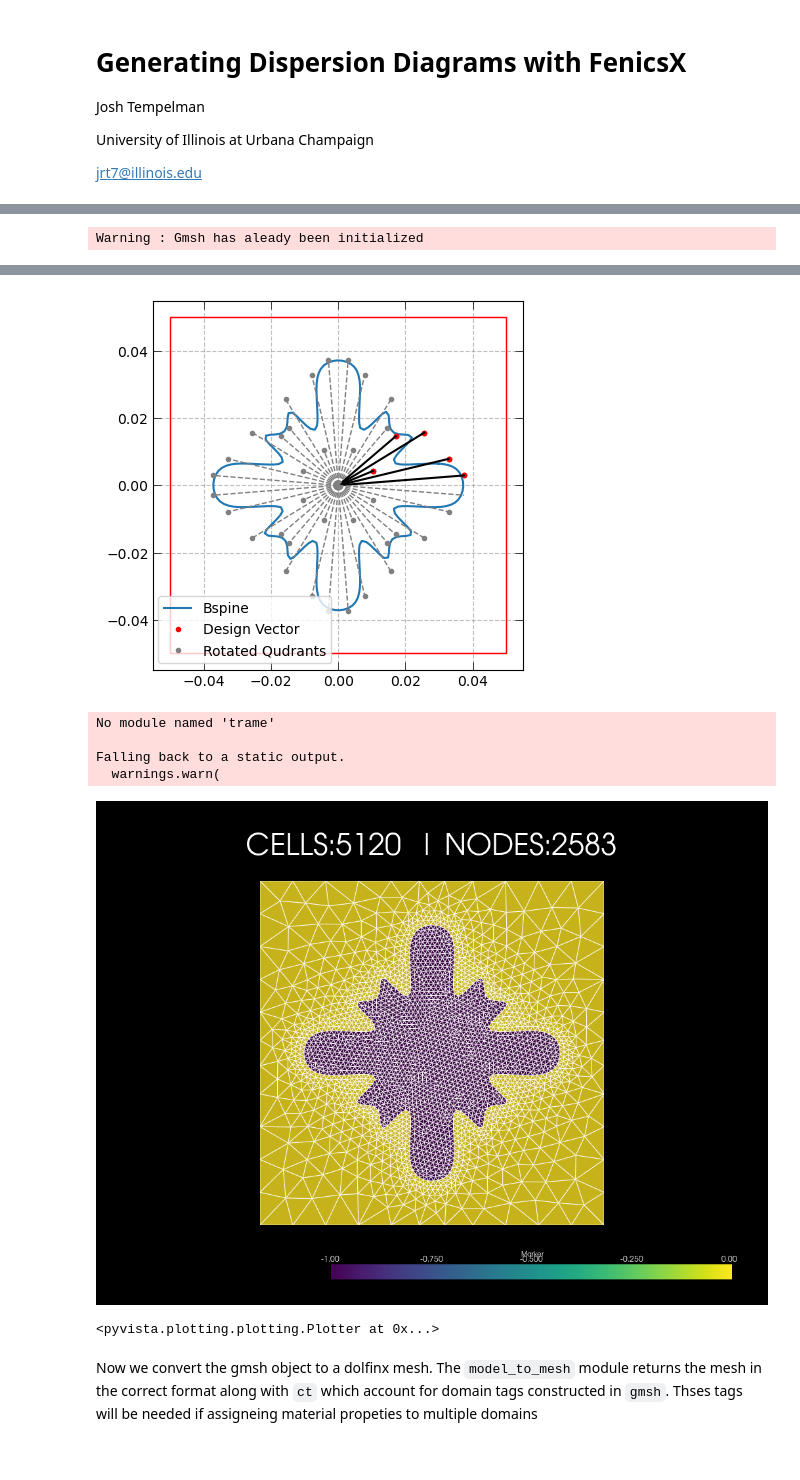
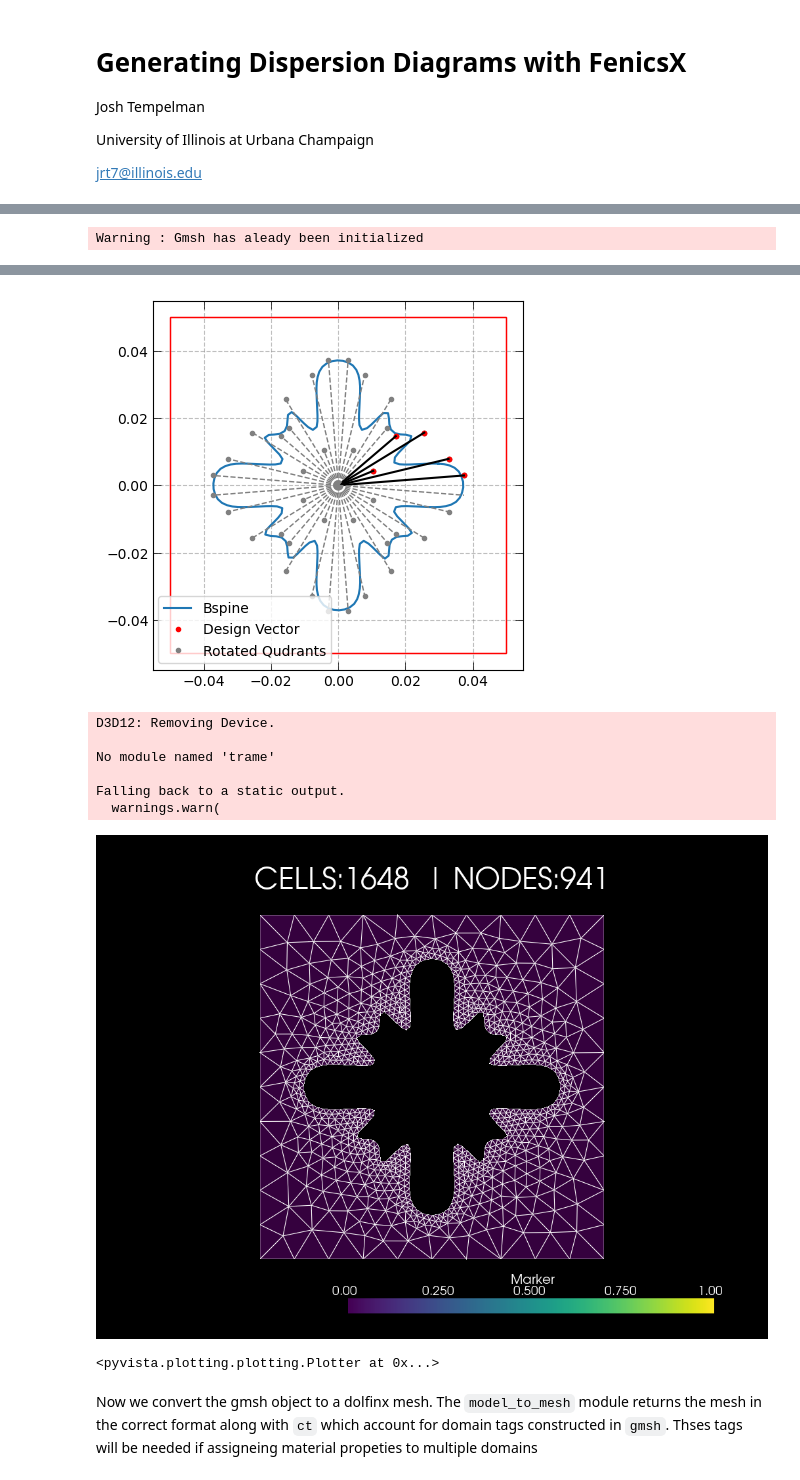
Before and after one commit to jtempelman95/fenonics, a Jupyter notebook: RepoCodes/real_build/TutorialNotebook.ipynb, the cells around one changed output, grey strips where cells are left out. Saved outputs shown, nothing was run; the diff lists cells and outputs as text; code cells hidden in the pictures.

```diff
--- a/RepoCodes/real_build/TutorialNotebook.ipynb
+++ b/RepoCodes/real_build/TutorialNotebook.ipynb
@@ -70,16 +55,14 @@ We start by defining some parameters for the void in our square unit cell
 # %%
-
 # Meshing parameters
-cut         = False
+cut         = True
 a_len       = .1
 r           = np.array([1,.9,.3,.8,.6])*a_len*.75
 offset      = 0*np.pi
 design_vec  = np.concatenate( (r/a_len, [offset] ))
 Nquads      = 8
 da                  =   a_len/10
-meshalg             =   5
-refinement_level    =   7
-refinement_dist     =   a_len/6
+refinement_level    =   6
+refinement_dist     =   a_len/10
 meshalg                 = 6
 
 # Make the mesh with Gmsh
@@ -89,8 +72,7 @@ gmsh.model, xpt, ypt    = get_mesh_SquareSpline(
         isrefined = True,   cut = cut
 )
 
-
-# Import to dolfinx and save as xdmf
+# Import to dolfinx
 mesh_comm = MPI.COMM_WORLD
 model_rank = 0
 mesh, ct, _ = model_to_mesh(gmsh.model, mesh_comm, model_rank, gdim=2)
@@ -123,10 +104,12 @@ Info    : 2623 nodes 5435 elements
 to here
 [figure]
+D3D12: Removing Device.
+
 No module named 'trame'
 
 Falling back to a static output.
   warnings.warn(
-[figure, old version]
+[figure, new version]
 <pyvista.plotting.plotting.Plotter at 0x...>
 # %% [markdown]
 Now we convert the gmsh object to a dolfinx mesh. The `model_to_mesh` module returns the mesh in the correct format along with `ct` which account for domain tags constructed in `gmsh`. Thses tags will be needed if assigneing material propeties to multiple domains
```
Also changed, not shown: parts of 19 cells of this notebook, 4 other files.
